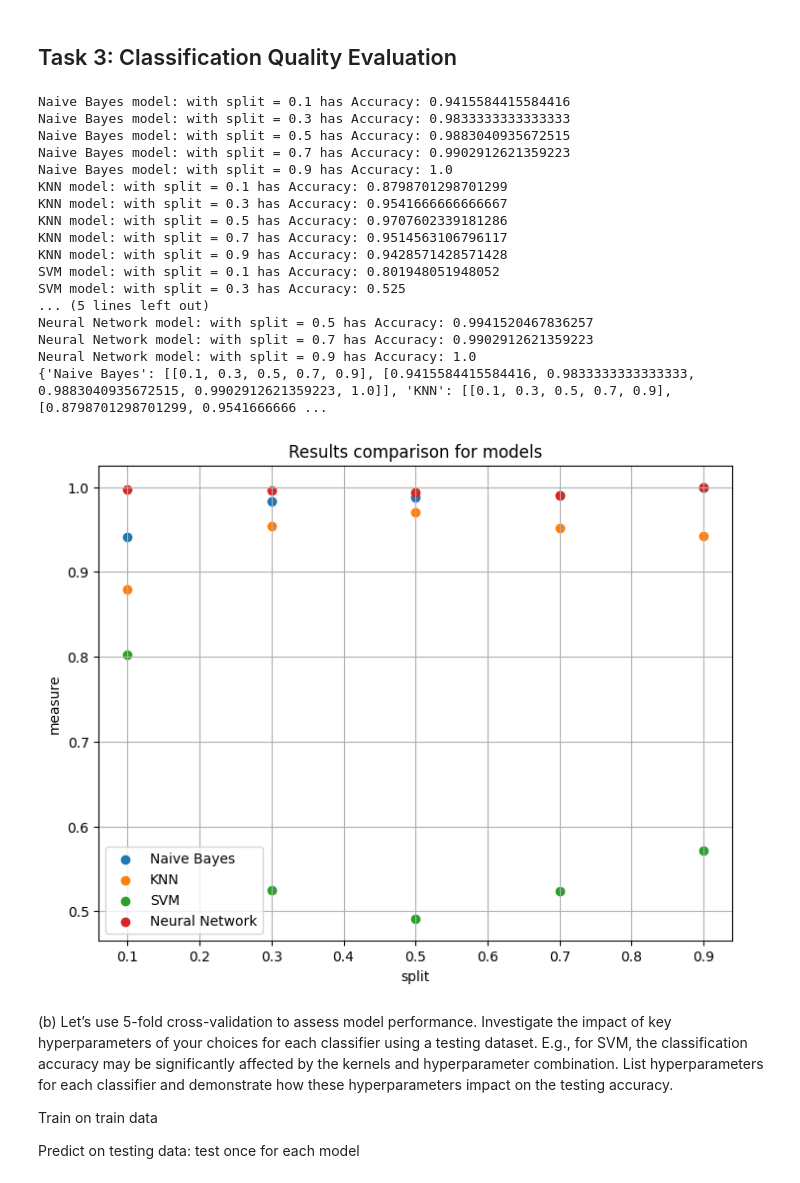
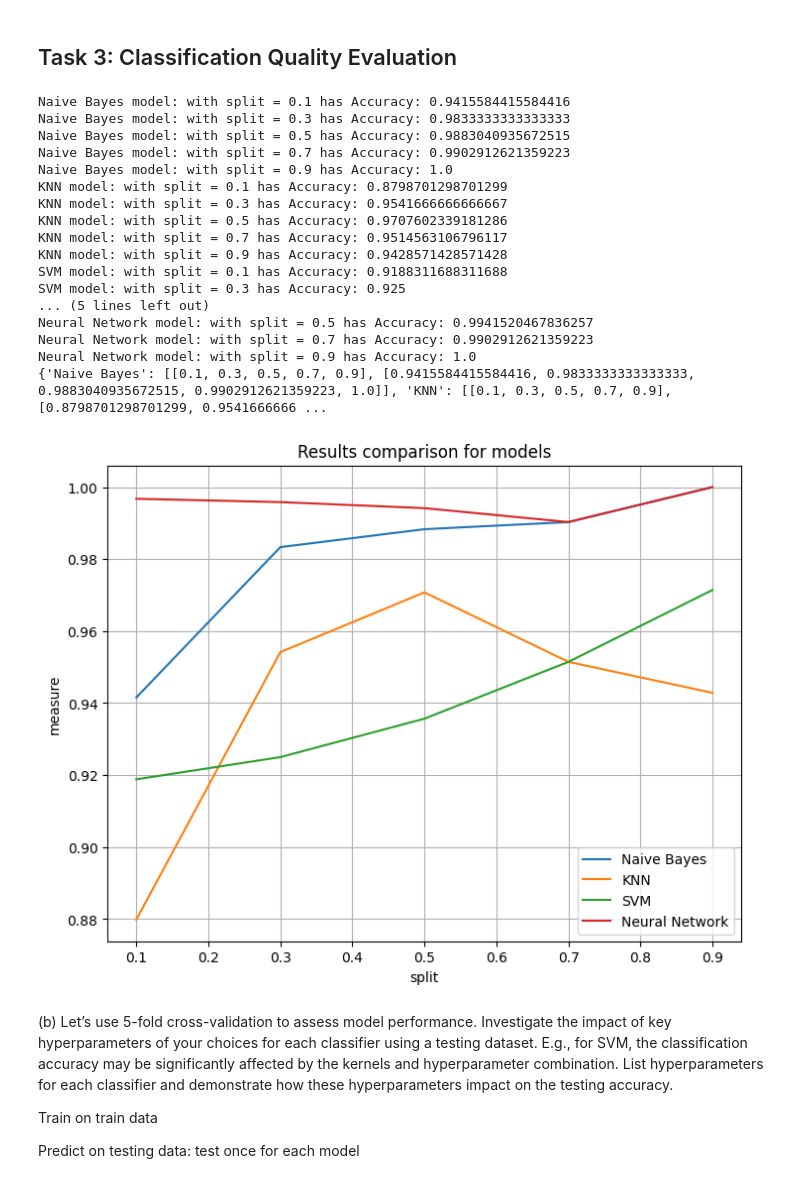
Before and after one commit to jeffcct/Tutorial-5, a Jupyter notebook: Assignment/draft.ipynb, the cells around one changed output. Saved outputs shown, nothing was run; the diff lists cells and outputs as text; code cells hidden in the pictures.

Commit message:
Created the graph for task 3

```diff
--- a/Assignment/draft.ipynb
+++ b/Assignment/draft.ipynb
@@ -677,7 +677,7 @@ warnings.warn = warn
 
 splits = [0.1, 0.3, 0.5, 0.7, 0.9]
 
-models = {"Naive Bayes": NBmodel, "KNN": knn_best, "SVM": rbf_svm, "Neural Network": mlp}
+models = {"Naive Bayes": NBmodel, "KNN": knn_best, "SVM": linear_svm, "Neural Network": mlp}
 
 
 all_data = X_train_count
@@ -696,37 +696,37 @@ for name in models.keys():
         results[name][0].append(split); results[name][1].append(measure)
         print(f'{name} model: with split = {split} has Accuracy: {measure}')
 
 print(results)
 
 fig = plt.figure()
 ax = fig.add_axes((0,0,1,1))
 for name in models.keys():
-    ax.scatter(results[name][0], results[name][1], label = name)
+    ax.plot(results[name][0], results[name][1], label = name)
 ax.set_xlabel("split")
 ax.set_ylabel("measure")
 ax.set_title("Results comparison for models")
 plt.legend()
 plt.grid()
 plt.show()
 # %% [output]
 Naive Bayes model: with split = 0.1 has Accuracy: 0.9415584415584416
 Naive Bayes model: with split = 0.3 has Accuracy: 0.9833333333333333
 Naive Bayes model: with split = 0.5 has Accuracy: 0.9883040935672515
 Naive Bayes model: with split = 0.7 has Accuracy: 0.9902912621359223
 Naive Bayes model: with split = 0.9 has Accuracy: 1.0
 KNN model: with split = 0.1 has Accuracy: 0.8798701298701299
 KNN model: with split = 0.3 has Accuracy: 0.9541666666666667
 KNN model: with split = 0.5 has Accuracy: 0.9707602339181286
 KNN model: with split = 0.7 has Accuracy: 0.9514563106796117
 KNN model: with split = 0.9 has Accuracy: 0.9428571428571428
-SVM model: with split = 0.1 has Accuracy: 0.801948051948052
-SVM model: with split = 0.3 has Accuracy: 0.525
+SVM model: with split = 0.1 has Accuracy: 0.9188311688311688
+SVM model: with split = 0.3 has Accuracy: 0.925
 ... (5 lines left out)
 Neural Network model: with split = 0.5 has Accuracy: 0.9941520467836257
 Neural Network model: with split = 0.7 has Accuracy: 0.9902912621359223
 Neural Network model: with split = 0.9 has Accuracy: 1.0
 {'Naive Bayes': [[0.1, 0.3, 0.5, 0.7, 0.9], [0.9415584415584416, 0.9833333333333333, 0.9883040935672515, 0.9902912621359223, 1.0]], 'KNN': [[0.1, 0.3, 0.5, 0.7, 0.9], [0.8798701298701299, 0.9541666666 ...
-[figure, old version]
+[figure, new version]
 # %% [markdown]
 (b) Let’s use 5-fold cross-validation to assess model performance. Investigate the impact of key
 hyperparameters of your choices for each classifier using a testing dataset. E.g., for SVM, the
```
